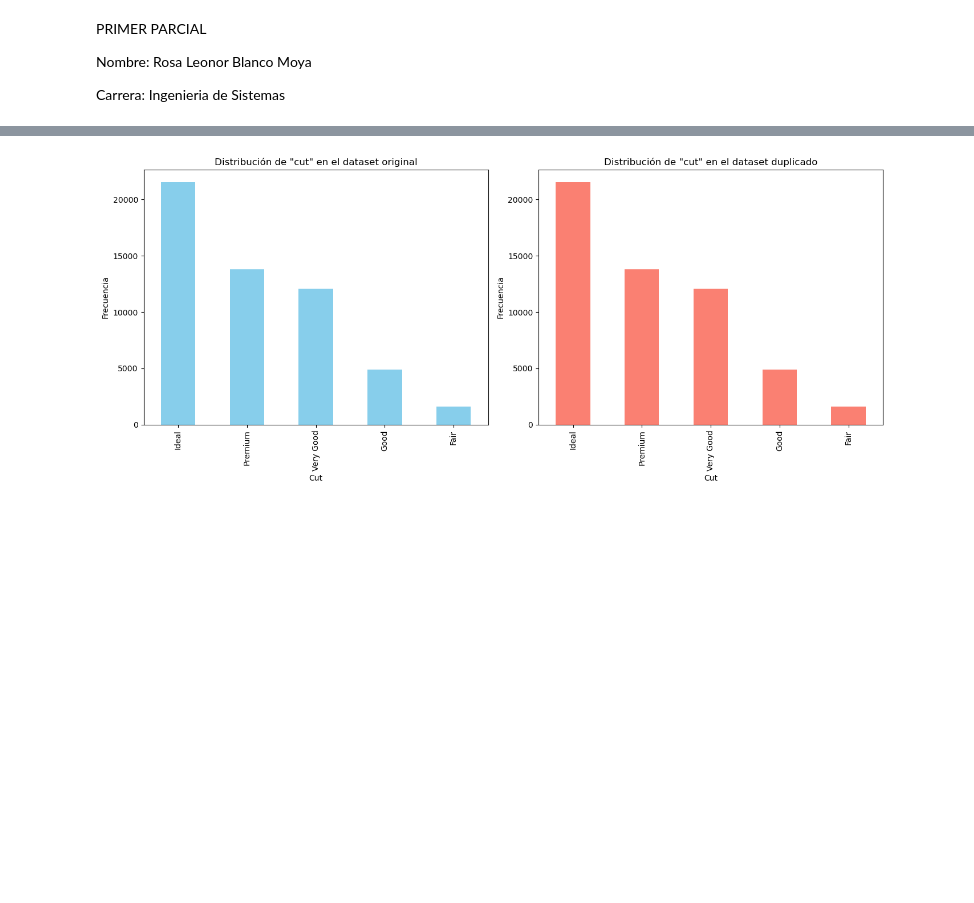
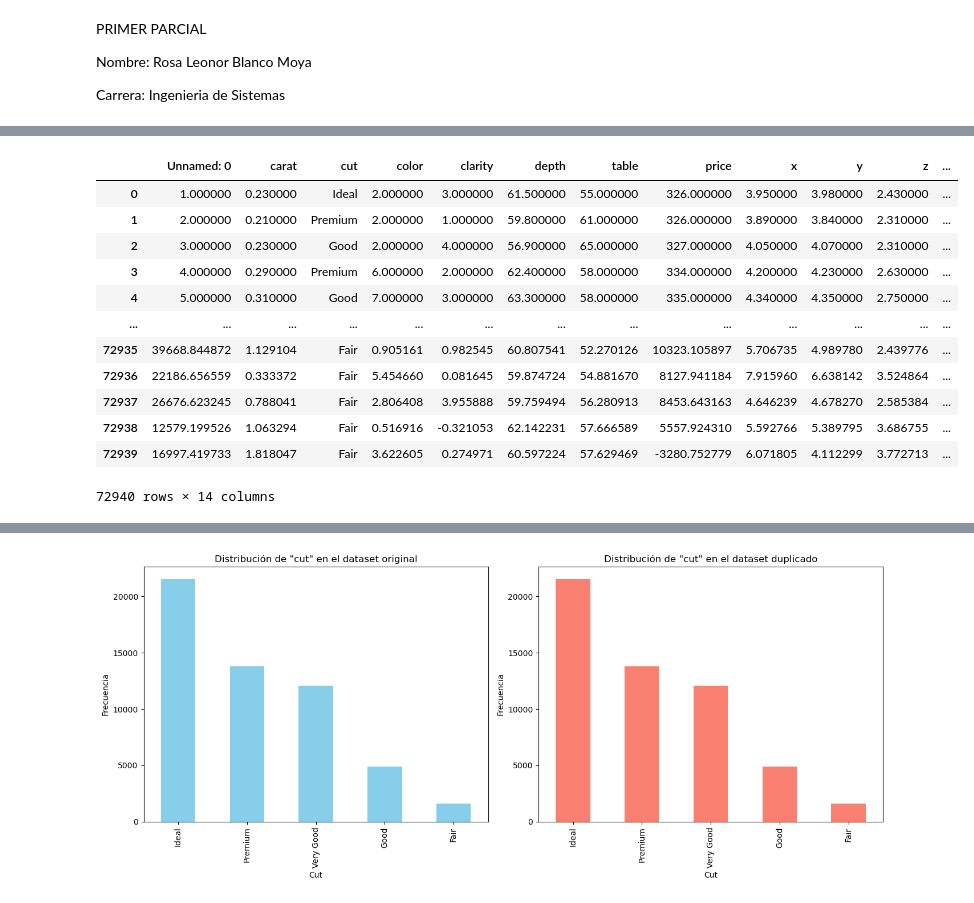
Before and after one commit to RosaCe21/Blanco-Moya-Rosa-Leonor-SIS420-AI, a Jupyter notebook: parciales/primer parcial/primer_parcial.ipynb, the cells around one changed output, grey strips where cells are left out. Saved outputs shown, nothing was run; the diff lists cells and outputs as text; code cells hidden in the pictures; blank space fills up the shorter version.

```diff
--- a/parciales/primer parcial/primer_parcial.ipynb
+++ b/parciales/primer parcial/primer_parcial.ipynb
@@ -167,0 +211,44 @@ print(df_final)
+# %%
+# Calcular la media de cada columna
+#medias = data.mean()
+import numpy as np
+#Good          4906
+#Fair          1610
+
+# Definir la cantidad de datos a generar
+datos_a_aumentar = 8000
+datos_a_aumentar1 = 11000
+
+# Filtrar las clases con menos datos
+df_good = data[data['cut'] == 'Good']
+df_very = data[data['cut'] == 'Fair']
+
+# Obtener las medias y desviaciones estándar de cada columna (excepto la columna de etiquetas)
+medias = data.drop(columns=['cut']).mean()
+desviaciones = data.drop(columns=['cut']).std()
+
+# Generar datos sintéticos
+datos_sinteticos_good = pd.DataFrame(np.random.normal(loc=medias, scale=desviaciones, size=(datos_a_aumentar, len(medias))), columns=medias.index)
+datos_sinteticos_good['cut'] = 'Good'
+
+datos_sinteticos_very = pd.DataFrame(np.random.normal(loc=medias, scale=desviaciones, size=(datos_a_aumentar1, len(medias))), columns=medias.index)
+datos_sinteticos_very['cut'] = 'Fair'
+
+# Concatenar los datos sintéticos al dataframe original
+df_aumentado = pd.concat([data, datos_sinteticos_good, datos_sinteticos_very], ignore_index=True)
+# %%
+df_aumentado
+# %% [output]
+|  | Unnamed: 0 | carat | cut | color | clarity | depth | table | price | x | y | z | ... |
+| 0 | 1.000000 | 0.230000 | Ideal | 2.000000 | 3.000000 | 61.500000 | 55.000000 | 326.000000 | 3.950000 | 3.980000 | 2.430000 | ... |
+| 1 | 2.000000 | 0.210000 | Premium | 2.000000 | 1.000000 | 59.800000 | 61.000000 | 326.000000 | 3.890000 | 3.840000 | 2.310000 | ... |
+| 2 | 3.000000 | 0.230000 | Good | 2.000000 | 4.000000 | 56.900000 | 65.000000 | 327.000000 | 4.050000 | 4.070000 | 2.310000 | ... |
+| 3 | 4.000000 | 0.290000 | Premium | 6.000000 | 2.000000 | 62.400000 | 58.000000 | 334.000000 | 4.200000 | 4.230000 | 2.630000 | ... |
+| 4 | 5.000000 | 0.310000 | Good | 7.000000 | 3.000000 | 63.300000 | 58.000000 | 335.000000 | 4.340000 | 4.350000 | 2.750000 | ... |
+| ... | ... | ... | ... | ... | ... | ... | ... | ... | ... | ... | ... | ... |
+| 72935 | 39668.844872 | 1.129104 | Fair | 0.905161 | 0.982545 | 60.807541 | 52.270126 | 10323.105897 | 5.706735 | 4.989780 | 2.439776 | ... |
+| 72936 | 22186.656559 | 0.333372 | Fair | 5.454660 | 0.081645 | 59.874724 | 54.881670 | 8127.941184 | 7.915960 | 6.638142 | 3.524864 | ... |
+| 72937 | 26676.623245 | 0.788041 | Fair | 2.806408 | 3.955888 | 59.759494 | 56.280913 | 8453.643163 | 4.646239 | 4.678270 | 2.585384 | ... |
+| 72938 | 12579.199526 | 1.063294 | Fair | 0.516916 | -0.321053 | 62.142231 | 57.666589 | 5557.924310 | 5.592766 | 5.389795 | 3.686755 | ... |
+| 72939 | 16997.419733 | 1.818047 | Fair | 3.622605 | 0.274971 | 60.597224 | 57.629469 | -3280.752779 | 6.071805 | 4.112299 | 3.772713 | ... |
+72940 rows × 14 columns
```
Also changed, not shown: parts of 39 cells of this notebook, 4 other files.
